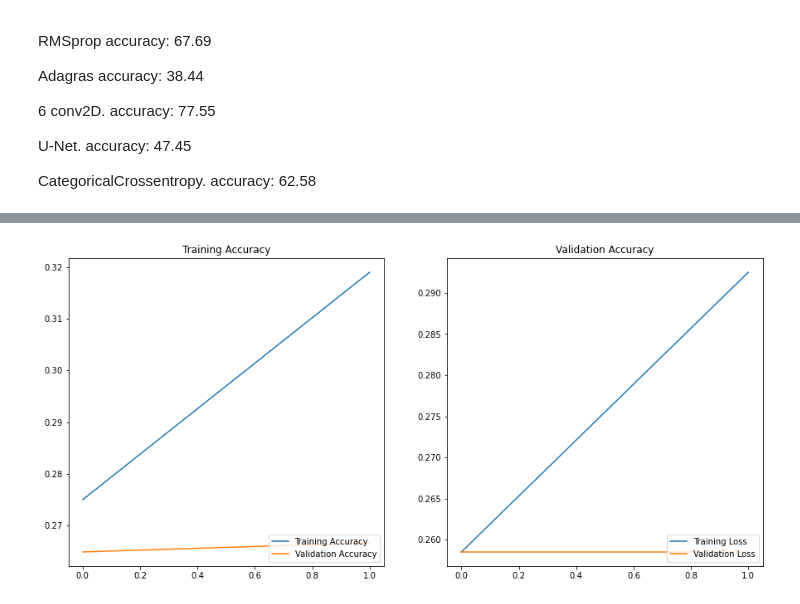
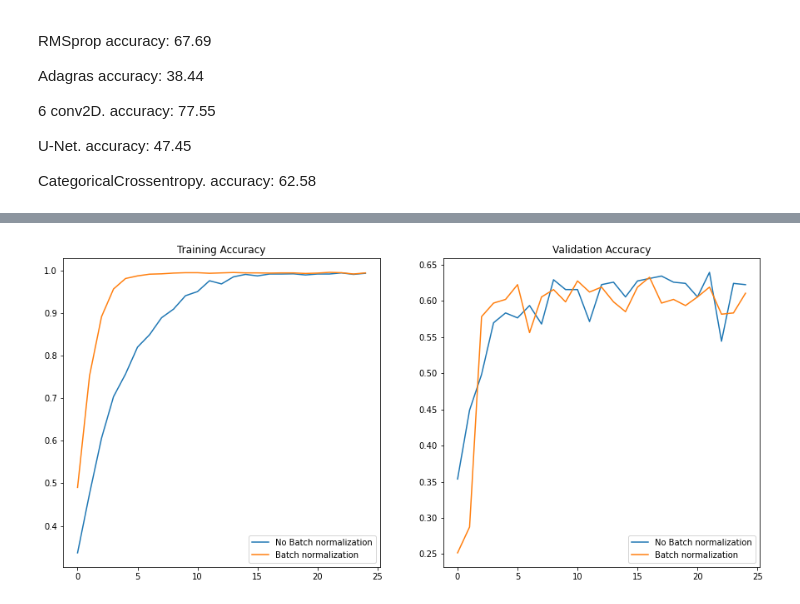
Before and after one commit to arnnak/image_classification, a Jupyter notebook: Image_classification.ipynb, the cells around one changed output, grey strips where cells are left out. Drawn from its saved outputs; the diff is of its cells as text; code cells hidden in the pictures.

```diff
--- a/Image_classification.ipynb
+++ b/Image_classification.ipynb
@@ -729,0 +950,20 @@ y_expanded_val = np.asarray(y_expanded_val)
+# %%
+def define_model(batch_size, activation):
+    inputs = Input((128,128,1))
+    c1 = Conv2D(32, (3, 3), activation=activation, padding='same')(inputs)
+    p1 = MaxPooling2D((2, 2))(c1)
+
+    c2 = Conv2D(32, (3, 3), activation=activation, padding='same')(p1)
+    p2 = MaxPooling2D((2, 2))(c2)
+
+    c3 = Conv2D(64, (3, 3), activation=activation, padding='same')(p2)
+    c3 = Dropout(batch_size)(c3)
+    p3 = MaxPooling2D((2, 2))(c3)
+
+    u6 = Flatten()(p3)
+    u6 = Dense(128,activation=activation)(u6)
+    outputs = Dense(4, activation="softmax")(u6)
+
+    modelgray = tf.keras.Model(inputs = [inputs], outputs = [outputs])
+
+    return modelgray
@@ -748,0 +1172,5 @@ Epoch 2/2
+# %%
+modelgray = define_model(0.3, 'relu')
+opt = Adamax(learning_rate=0.001)
+modelgray.compile(optimizer = opt , loss = tf.keras.losses.CategoricalCrossentropy() , metrics = ['accuracy'])
+historytwo = modelgray.fit(x_expanded_train, y_expanded_train, batch_size = 8, epochs=25, shuffle = True, validation_data = (x_expanded_val, y_expanded_val))
@@ -748,0 +1262,5 @@ Epoch 2/2
+# %%
+modelgray = define_model(0.3, 'relu')
+opt = Adamax(learning_rate=0.001)
+modelgray.compile(optimizer = opt , loss = tf.keras.losses.CategoricalCrossentropy() , metrics = ['accuracy'])
+historytwo = modelgray.fit(x_expanded_train, y_expanded_train, batch_size = 8, epochs=50, shuffle = True, validation_data = (x_expanded_val, y_expanded_val))
@@ -748,0 +1389,5 @@ Epoch 2/2
+# %%
+modelgray = define_model(0.3, 'relu')
+opt = Adamax(learning_rate=0.001)
+modelgray.compile(optimizer = opt , loss = tf.keras.losses.CategoricalCrossentropy() , metrics = ['accuracy'])
+historyone = modelgray.fit(x_expanded_train, y_expanded_train, batch_size = 8, epochs=50, shuffle = True, validation_data = (x_expanded_val, y_expanded_val))
@@ -749,26 +1412,26 @@ Epoch 2/2
 # %%
 accone = historyone.history['accuracy']
 val_acc_one = historyone.history['val_accuracy']
 acctwo = historytwo.history['accuracy']
 val_acc_two = historytwo.history['val_accuracy']
 
-epochs_range = range(2)
+epochs_range = range(25)
 
 plt.figure(figsize=(15, 15))
 plt.subplot(2, 2, 1)
-plt.plot(epochs_range, accone, label='Training Accuracy')
-plt.plot(epochs_range, acctwo, label='Validation Accuracy')
+plt.plot(epochs_range, accone, label='No Batch normalization')
+plt.plot(epochs_range, acctwo, label='Batch normalization')
 plt.legend(loc='lower right')
 plt.title('Training Accuracy')
 
 plt.subplot(2, 2, 2)
-plt.plot(epochs_range, val_acc_one, label='Training Loss')
-plt.plot(epochs_range, val_acc_two, label='Validation Loss')
+plt.plot(epochs_range, val_acc_one, label='No Batch normalization')
+plt.plot(epochs_range, val_acc_two, label='Batch normalization')
 plt.legend(loc='lower right')
 plt.title('Validation Accuracy')
 plt.show()
 # %% [output]
-[figure, old version]
+[figure, new version]
 # %%
 y_pred = modelgray.predict(x_expanded_val)
 
```
Also changed, not shown: parts of 27 cells of this notebook.
